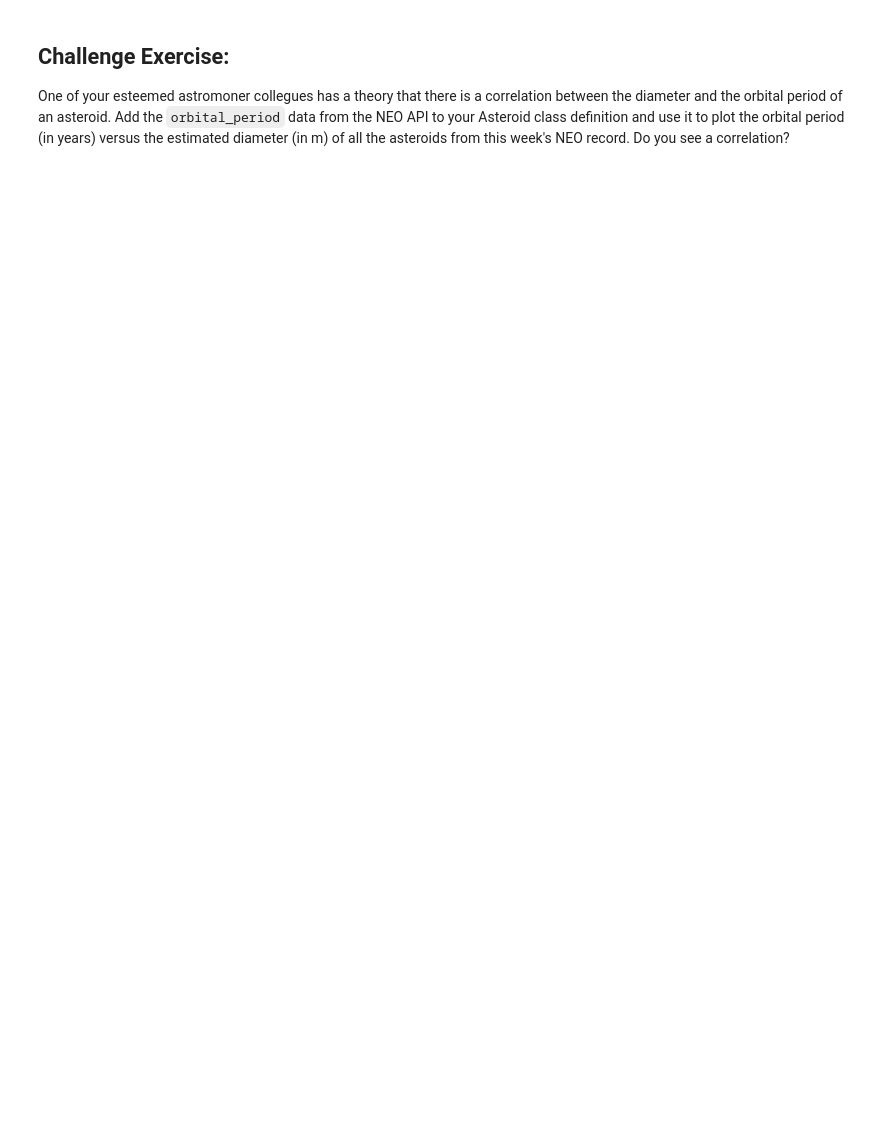
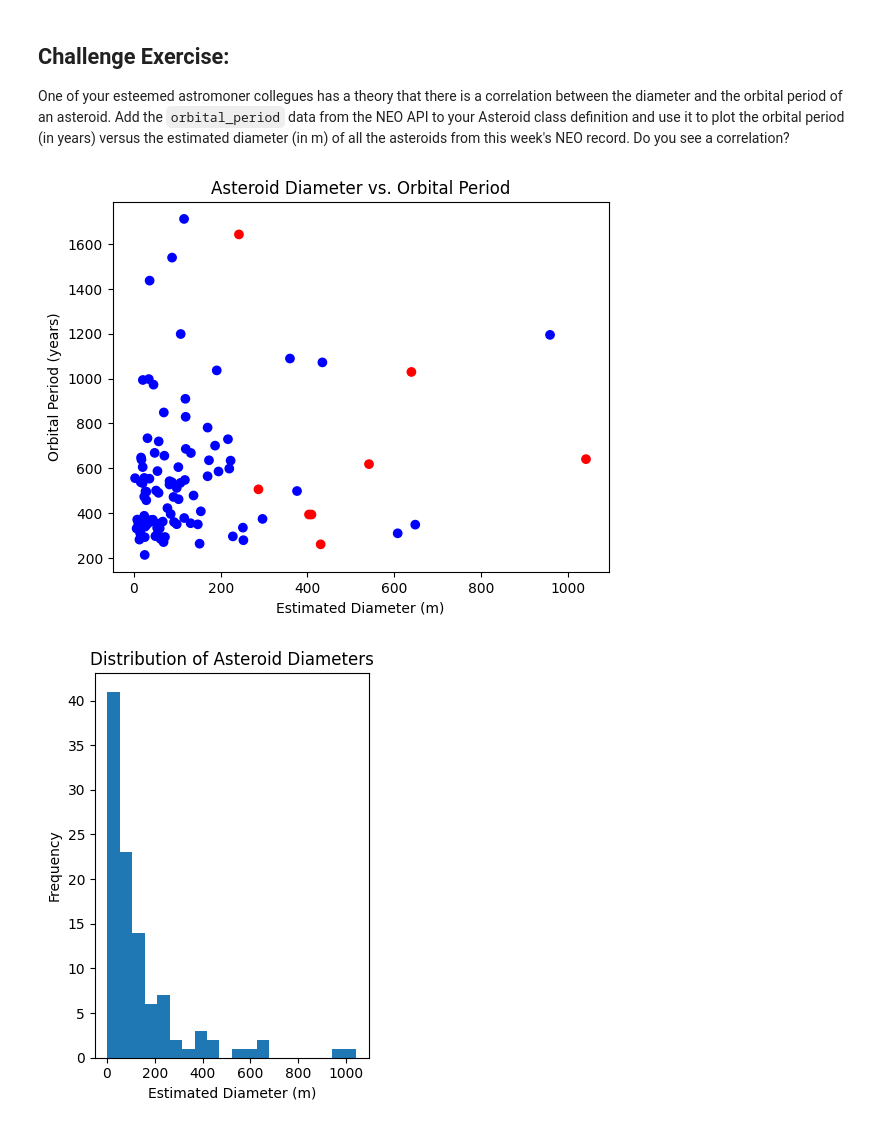
Before and after one commit to kashishkhera44/comp215, a Jupyter notebook: labs/lab03-classes.ipynb, the cells around one changed output. Cells and saved outputs as stored; diff of their text form; code cells hidden in the pictures; blank space fills up the shorter version.

```diff
--- a/labs/lab03-classes.ipynb
+++ b/labs/lab03-classes.ipynb
@@ -283,0 +169,66 @@ One of your esteemed astromoner collegues has a theory that there is a correlati
+# %%
+# Ex. Challenge your code here
+import matplotlib.pyplot as plt
+from dataclasses import dataclass
+
+@dataclass
+class Asteroid:
+    id: str
+    name: str
+    estimated_diameter: float = None  # Initialize to None to handle missing data
+    is_potentially_hazardous: bool = False
+    orbital_period: float = None  # Added orbital_period attribute, initialized to None
+
+    @classmethod
+    def from_NEO(cls, neo_id):
+        """Fetches NEO data from API and creates an Asteroid object."""
+        # Fetch the NEO record using the provided neo_id
+        neo_data = get_neo(neo_id)
+        # Extract the estimated diameter, handling missing data
+        estimated_diameter = neo_data.get('estimated_diameter', {}).get('meters', {}).get('estimated_diameter_max')
+        # Extract the potentially hazardous status
+        is_potentially_hazardous = neo_data['is_potentially_hazardous_asteroid']
+
+        # Extract orbital period
+        orbital_data = neo_data.get('orbital_data', {})
+        orbital_period = orbital_data.get('orbital_period')
+        if orbital_period is not None:
+            try:
+                orbital_period = float(orbital_period)  # Attempt to convert to float
+            except ValueError:
+                orbital_period = None  # Set to None if conversion fails
+
+        # Return a new Asteroid object using the extracted data
+        return cls(id=neo_data['id'], name=neo_data['name'], estimated_diameter=estimated_diameter, is_potentially_hazardous=is_potentially_hazardous, orbital_period=orbital_period)
+
+asteroids = []
+diameters = []
+orbital_periods = []
+
+for neo_record in neos:
+    asteroid_obj = Asteroid.from_NEO(neo_record['id'])
+    asteroids.append(asteroid_obj)
+    # Append diameter and orbital period only if they are available
+    if asteroid_obj.estimated_diameter is not None:
+        diameters.append(asteroid_obj.estimated_diameter)
+    if asteroid_obj.orbital_period is not None:
+        orbital_periods.append(asteroid_obj.orbital_period)
+colors = ['red' if asteroid_obj.is_potentially_hazardous else 'blue' for asteroid_obj in asteroids]
+# Create scatter plot
+plt.scatter(diameters, orbital_periods,c=colors)
+plt.xlabel('Estimated Diameter (m)')
+plt.ylabel('Orbital Period (years)')
+plt.title('Asteroid Diameter vs. Orbital Period')
+plt.show()
+# Create histogram
+plt.subplot(1, 2, 2)  # Create a subplot for the histogram
+plt.hist(diameters, bins=20)  # You can adjust the number of bins
+plt.xlabel('Estimated Diameter (m)')
+plt.ylabel('Frequency')
+plt.title('Distribution of Asteroid Diameters')
+
+plt.tight_layout()  # Adjust subplot spacing
+plt.show()
+# %% [output]
+[figure, added]
+[figure, added]
```
Also changed, not shown: parts of 5 cells of this notebook.
